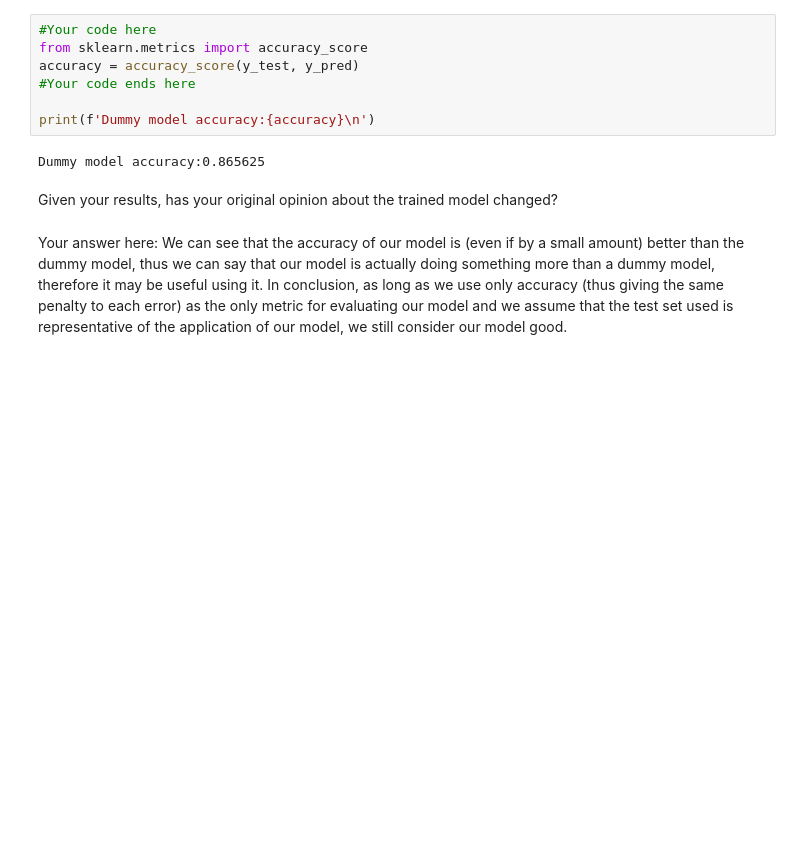
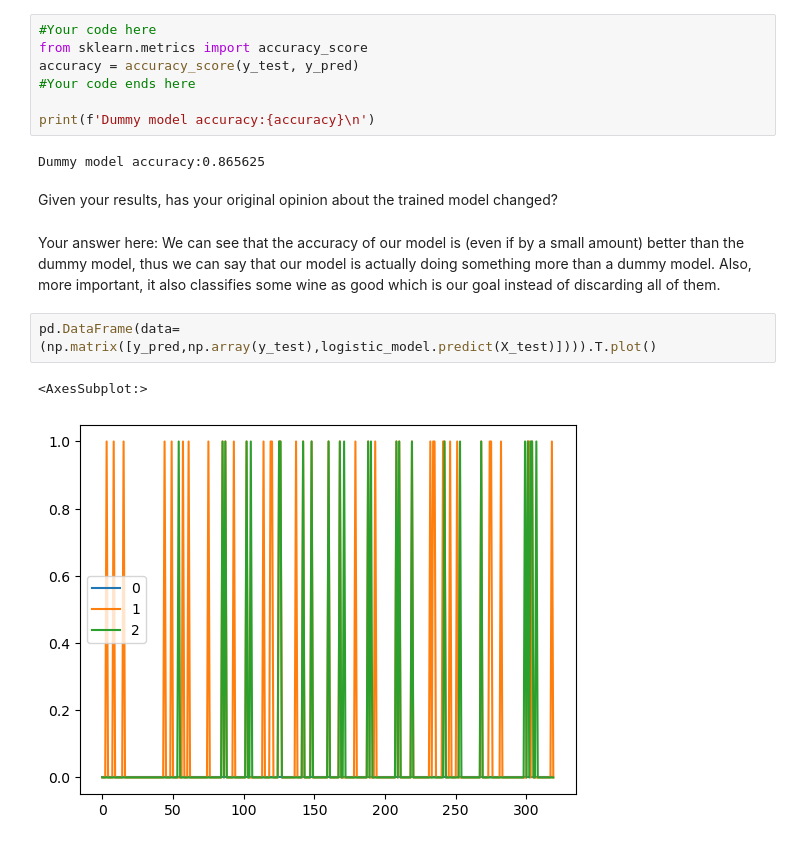
Before and after one commit to Michele2301/MALIS-projects, a Jupyter notebook: lab1/logistic/logistic.ipynb, the cells around one changed output. Drawn from its saved outputs; the diff is of its cells as text; blank space fills up the shorter version.

```diff
--- a/lab1/logistic/logistic.ipynb
+++ b/lab1/logistic/logistic.ipynb
@@ -217,5 +213,9 @@ Dummy model accuracy:0.865625
 Given your results, has your original opinion about the trained model changed?
 # %% [markdown]
 Your answer here:
-We can see that the accuracy of our model is (even if by a small amount) better than the dummy model, thus we can say that our model is actually doing something more than a dummy model, therefore it may be useful using it.
-In conclusion, as long as we use only accuracy (thus giving the same penalty to each error) as the only metric for evaluating our model and we assume that the test set used is representative of the application of our model, we still consider our model good.
+We can see that the accuracy of our model is (even if by a small amount) better than the dummy model, thus we can say that our model is actually doing something more than a dummy model. Also, more important, it also classifies some wine as good which is our goal instead of discarding all of them.
+# %%
+pd.DataFrame(data=(np.matrix([y_pred,np.array(y_test),logistic_model.predict(X_test)]))).T.plot()
+# %% [output]
+<AxesSubplot:>
+[figure, added]
```
Also changed, not shown: parts of 2 cells of this notebook.
